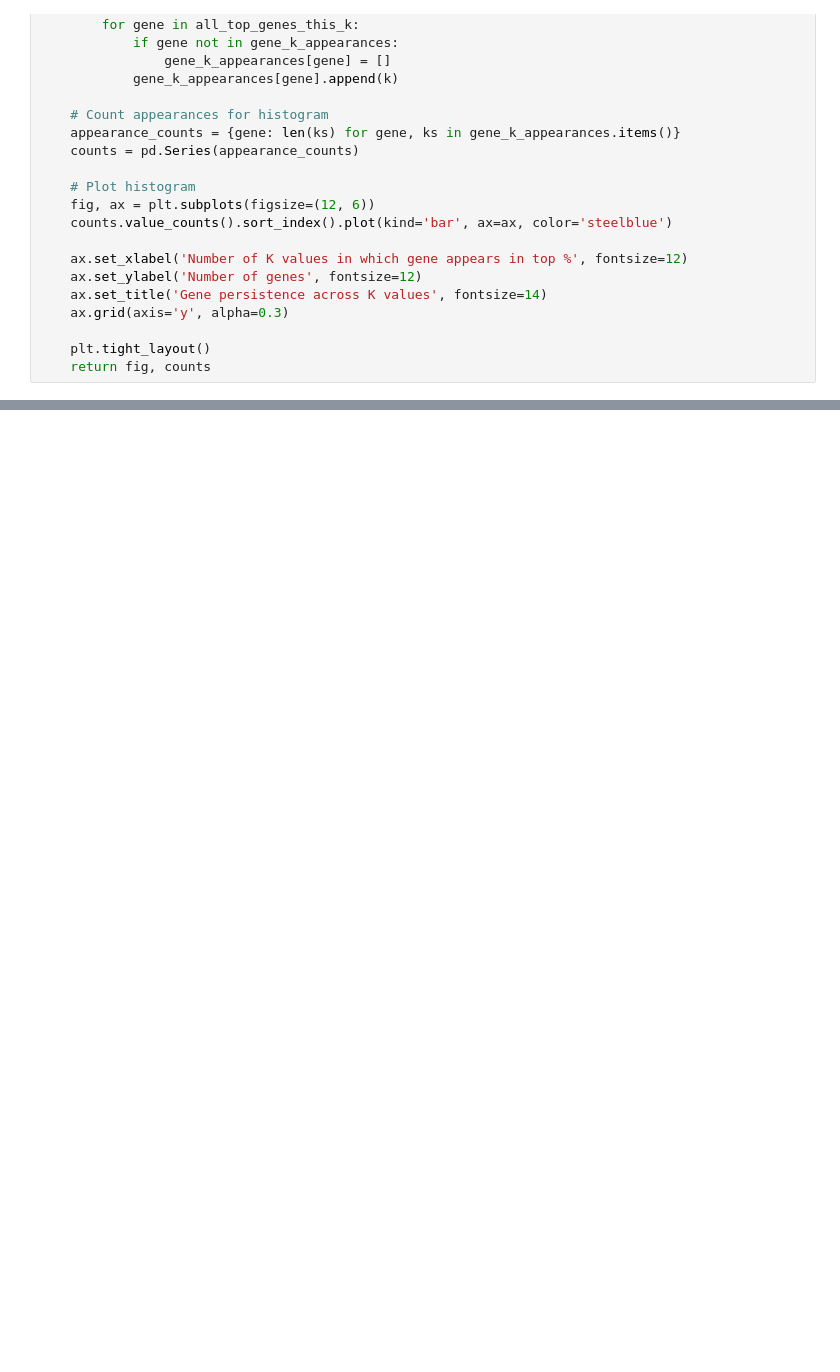
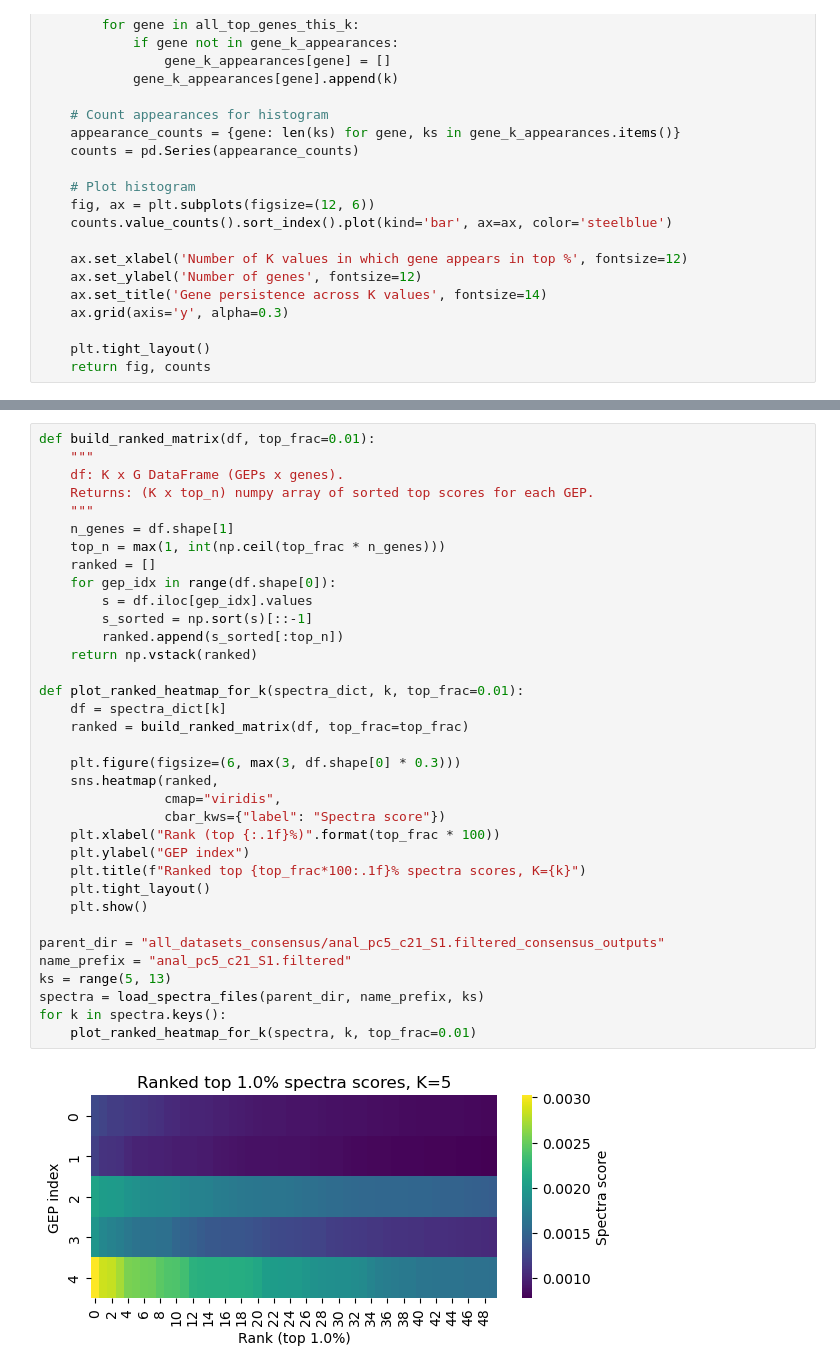
Before and after one commit to sumedhars/dinh-lab-cnmf, a Jupyter notebook: rank_top_spectral_vectors.ipynb, the cells around one changed output, grey strips where cells are left out. Saved outputs shown, nothing was run; the diff lists cells and outputs as text; blank space fills up the shorter version.

```diff
--- a/rank_top_spectral_vectors.ipynb
+++ b/rank_top_spectral_vectors.ipynb
@@ -298,0 +363,37 @@ plt.show()
+# %%
+def build_ranked_matrix(df, top_frac=0.01):
+    """
+    df: K x G DataFrame (GEPs x genes).
+    Returns: (K x top_n) numpy array of sorted top scores for each GEP.
+    """
+    n_genes = df.shape[1]
+    top_n = max(1, int(np.ceil(top_frac * n_genes)))
+    ranked = []
+    for gep_idx in range(df.shape[0]):
+        s = df.iloc[gep_idx].values
+        s_sorted = np.sort(s)[::-1]
+        ranked.append(s_sorted[:top_n])
+    return np.vstack(ranked)
+
+def plot_ranked_heatmap_for_k(spectra_dict, k, top_frac=0.01):
+    df = spectra_dict[k]
+    ranked = build_ranked_matrix(df, top_frac=top_frac)
+
+    plt.figure(figsize=(6, max(3, df.shape[0] * 0.3)))
+    sns.heatmap(ranked,
+                cmap="viridis",
+                cbar_kws={"label": "Spectra score"})
+    plt.xlabel("Rank (top {:.1f}%)".format(top_frac * 100))
+    plt.ylabel("GEP index")
+    plt.title(f"Ranked top {top_frac*100:.1f}% spectra scores, K={k}")
+    plt.tight_layout()
+    plt.show()
+
+parent_dir = "all_datasets_consensus/anal_pc5_c21_S1.filtered_consensus_outputs"
+name_prefix = "anal_pc5_c21_S1.filtered"
+ks = range(5, 13)
+spectra = load_spectra_files(parent_dir, name_prefix, ks)
+for k in spectra.keys():
+    plot_ranked_heatmap_for_k(spectra, k, top_frac=0.01)
+# %% [output]
+[figure, added]
```
Also changed, not shown: parts of 4 cells of this notebook, 2 other files.
